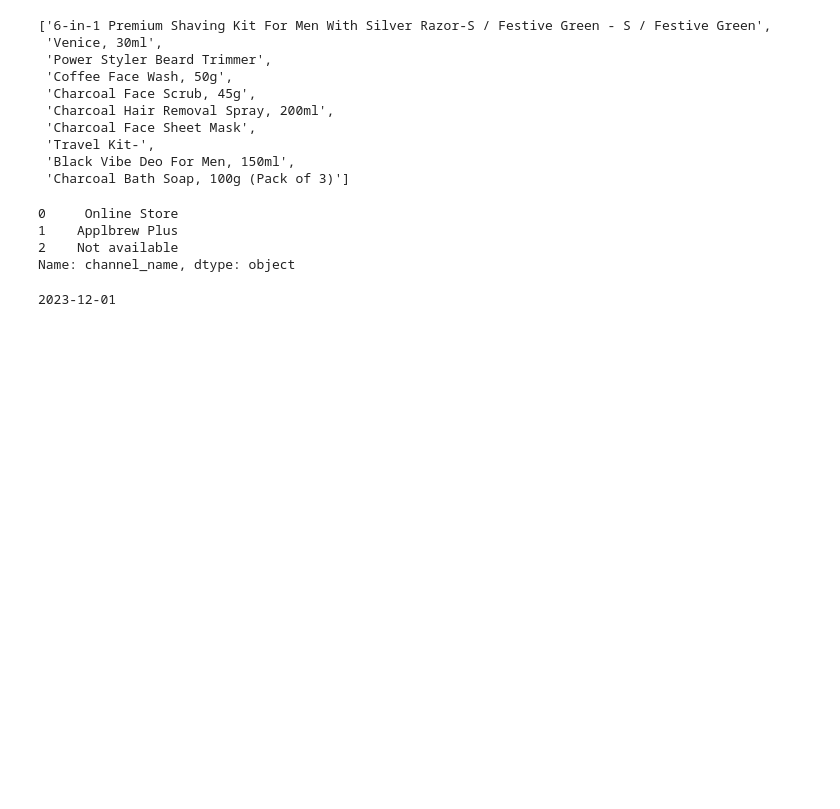
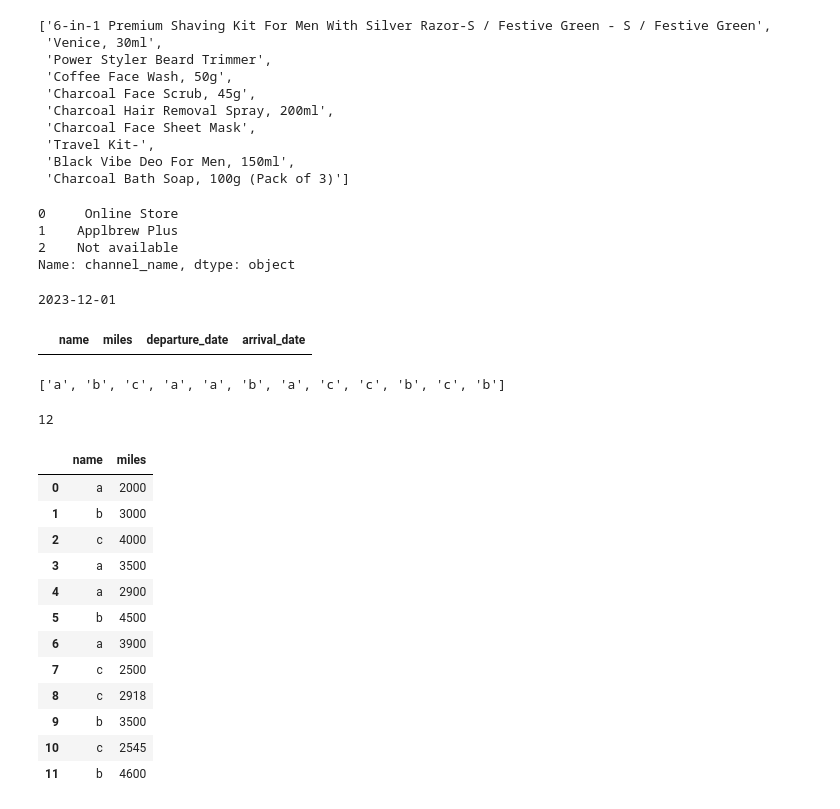
Before and after one commit to vivxircls/analytics, a Jupyter notebook: ana_dashboard/ju_tests/Untitled1.ipynb, the cells around one changed output. Cells and saved outputs as stored; diff of their text form; code cells hidden in the pictures; blank space fills up the shorter version.

```diff
--- a/ana_dashboard/ju_tests/Untitled1.ipynb
+++ b/ana_dashboard/ju_tests/Untitled1.ipynb
@@ -366,3 +366,39 @@ for i in dates:
     break
 # %% [output]
 2023-12-01
+# %%
+read_sql_table("ships",engine)
+# %% [output]
+|  | name | miles | departure_date | arrival_date |
+# %%
+name=['a','b','c','a','a','b','a','c','c','b','c','b']
+# %%
+name
+# %% [output]
+['a', 'b', 'c', 'a', 'a', 'b', 'a', 'c', 'c', 'b', 'c', 'b']
+# %%
+miles=[2000,3000,4000,3500,2900,4500,3900,2500,2918,3500,2545,4600]
+# %%
+len(miles)
+# %% [output]
+12
+# %%
+df=DataFrame(data=name,columns=['name'])
+# %%
+df['miles']=miles
+# %%
+df
+# %% [output]
+|  | name | miles |
+| 0 | a | 2000 |
+| 1 | b | 3000 |
+| 2 | c | 4000 |
+| 3 | a | 3500 |
+| 4 | a | 2900 |
+| 5 | b | 4500 |
+| 6 | a | 3900 |
+| 7 | c | 2500 |
+| 8 | c | 2918 |
+| 9 | b | 3500 |
+| 10 | c | 2545 |
+| 11 | b | 4600 |
```
Also changed, not shown: parts of 6 cells of this notebook, 4 other files.
